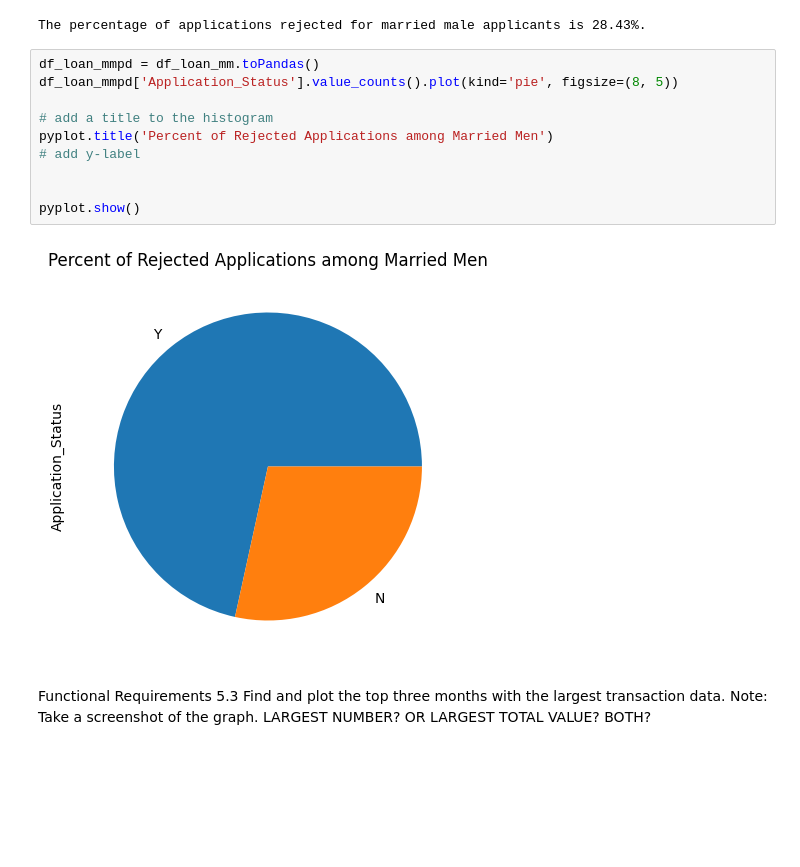
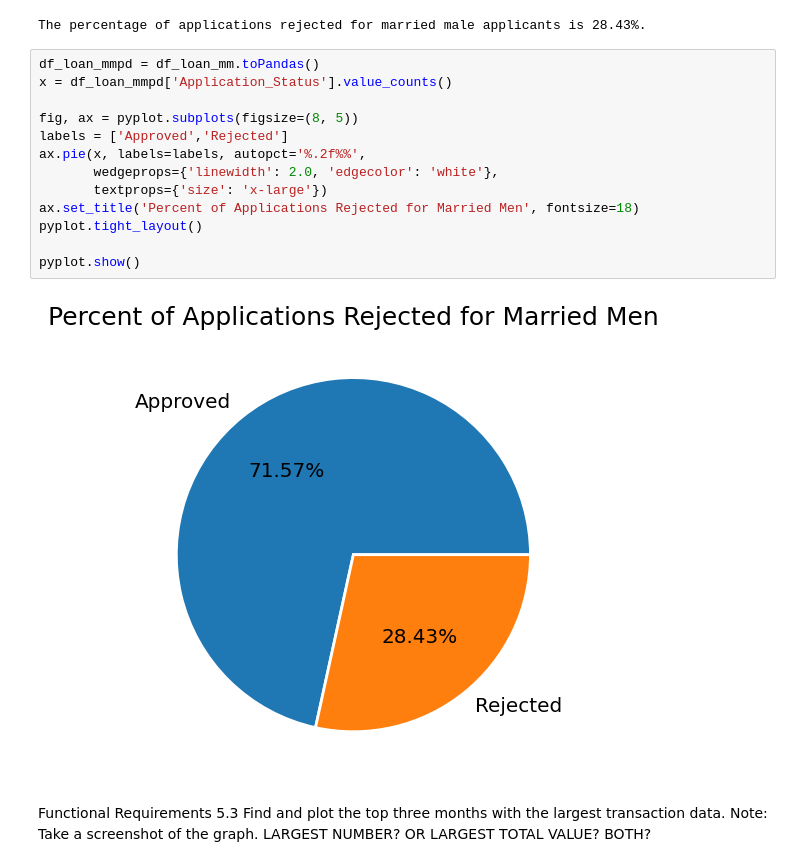
Before and after one commit to morelocj/data-engineering-capstone, a Jupyter notebook: req_1_1.ipynb, the cells around one changed output. Saved outputs shown, nothing was run; the diff lists cells and outputs as text; blank space fills up the shorter version.

```diff
--- a/req_1_1.ipynb
+++ b/req_1_1.ipynb
@@ -496,18 +498,21 @@ percent = round((87/306)*100,2)
 print(f"The percentage of applications rejected for married male applicants is {percent}%.")
 # %% [output]
 The percentage of applications rejected for married male applicants is 28.43%.
-# %%
-df_loan_mmpd = df_loan_mm.toPandas()
-df_loan_mmpd['Application_Status'].value_counts().plot(kind='pie', figsize=(8, 5))
-
-# add a title to the histogram
-pyplot.title('Percent of Rejected Applications among Married Men')
-# add y-label
-
-
-pyplot.show()
-# %% [output]
-[figure, removed]
+# %%
+df_loan_mmpd = df_loan_mm.toPandas()
+x = df_loan_mmpd['Application_Status'].value_counts()
+
+fig, ax = pyplot.subplots(figsize=(8, 5))
+labels = ['Approved','Rejected']
+ax.pie(x, labels=labels, autopct='%.2f%%',
+       wedgeprops={'linewidth': 2.0, 'edgecolor': 'white'},
+       textprops={'size': 'x-large'})
+ax.set_title('Percent of Applications Rejected for Married Men', fontsize=18)
+pyplot.tight_layout()
+
+pyplot.show()
+# %% [output]
+[figure, added]
 # %% [markdown]
 Functional Requirements 5.3
 Find and plot the top three months with the largest transaction data.
```
Also changed, not shown: parts of 2 cells of this notebook, 1 other file.
